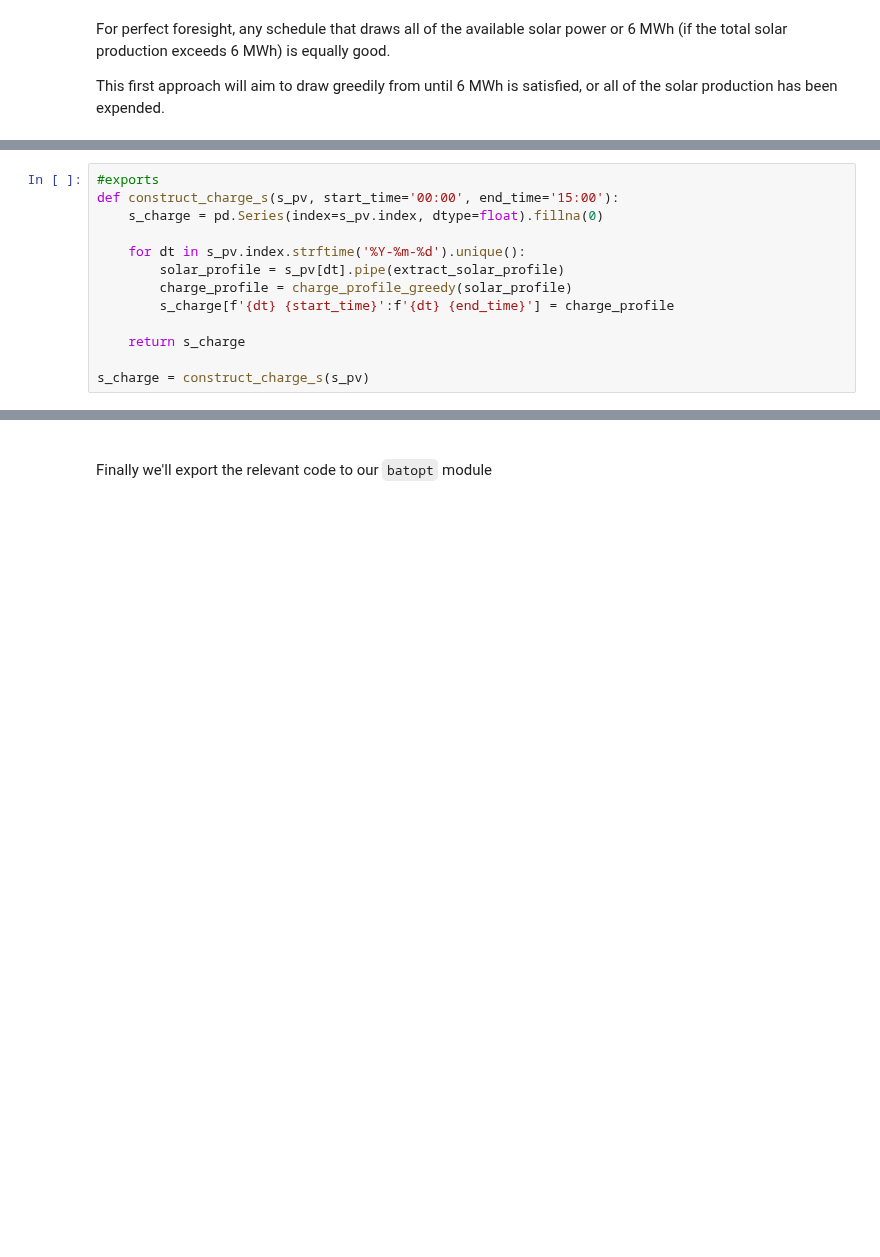
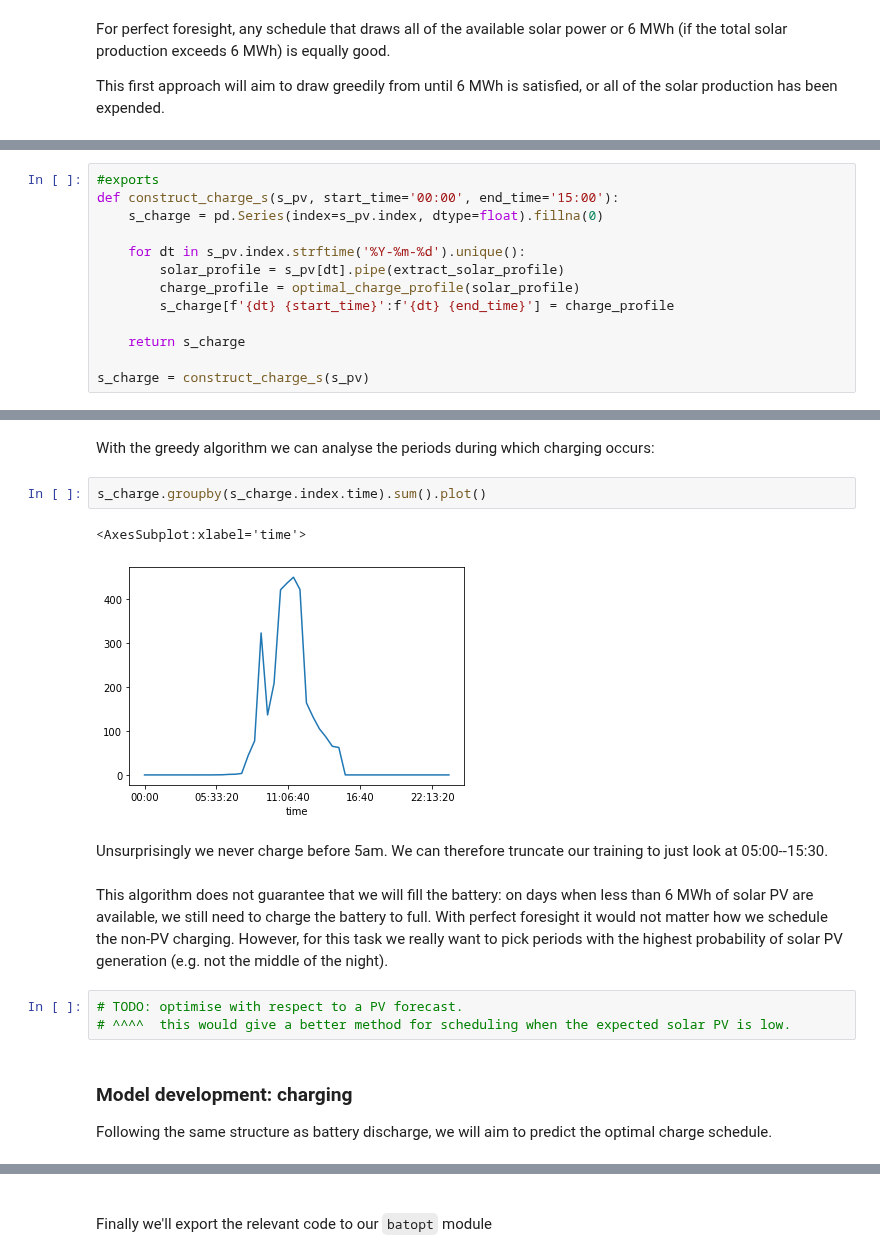
Before and after one commit to AyrtonB/WPD-DS-Challenge, a Jupyter notebook: nbs/03-pv-forecast.ipynb, the cells around one changed output, grey strips where cells are left out. Drawn from its saved outputs; the diff is of its cells as text; blank space fills up the shorter version.

```diff
--- a/nbs/03-pv-forecast.ipynb
+++ b/nbs/03-pv-forecast.ipynb
@@ -210,13 +239,0 @@ Below we will construct the charge profiles for the dataset, which we will then
-# %%
-#exports
-def construct_charge_s(s_pv, start_time='00:00', end_time='15:00'):
-    s_charge = pd.Series(index=s_pv.index, dtype=float).fillna(0)
-
-    for dt in s_pv.index.strftime('%Y-%m-%d').unique():
-        solar_profile = s_pv[dt].pipe(extract_solar_profile)
-        charge_profile = charge_profile_greedy(solar_profile)
-        s_charge[f'{dt} {start_time}':f'{dt} {end_time}'] = charge_profile
-
-    return s_charge
-
-s_charge = construct_charge_s(s_pv)
@@ -248,0 +247,13 @@ def construct_df_charge_features(df):
+# %%
+#exports
+def construct_charge_s(s_pv, start_time='00:00', end_time='15:00'):
+    s_charge = pd.Series(index=s_pv.index, dtype=float).fillna(0)
+
+    for dt in s_pv.index.strftime('%Y-%m-%d').unique():
+        solar_profile = s_pv[dt].pipe(extract_solar_profile)
+        charge_profile = optimal_charge_profile(solar_profile)
+        s_charge[f'{dt} {start_time}':f'{dt} {end_time}'] = charge_profile
+
+    return s_charge
+
+s_charge = construct_charge_s(s_pv)
@@ -248,0 +265,18 @@ def construct_df_charge_features(df):
+# %% [markdown]
+With the greedy algorithm we can analyse the periods during which charging occurs:
+# %%
+s_charge.groupby(s_charge.index.time).sum().plot()
+# %% [output]
+<AxesSubplot:xlabel='time'>
+[figure, added]
+# %% [markdown]
+Unsurprisingly we never charge before 5am. We can therefore truncate our training to just look at 05:00--15:30.
+# %% [markdown]
+This algorithm does not guarantee that we will fill the battery: on days when less than 6 MWh of solar PV are available, we still need to charge the battery to full. With perfect foresight it would not matter how we schedule the non-PV charging. However, for this task we really want to pick periods with the highest probability of solar PV generation (e.g. not the middle of the night).
+# %%
+# TODO: optimise with respect to a PV forecast.
+# ^^^^  this would give a better method for scheduling when the expected solar PV is low.
+# %% [markdown]
+### Model development: charging
+
+Following the same structure as battery discharge, we will aim to predict the optimal charge schedule.
```
Also changed, not shown: parts of 21 cells of this notebook.
